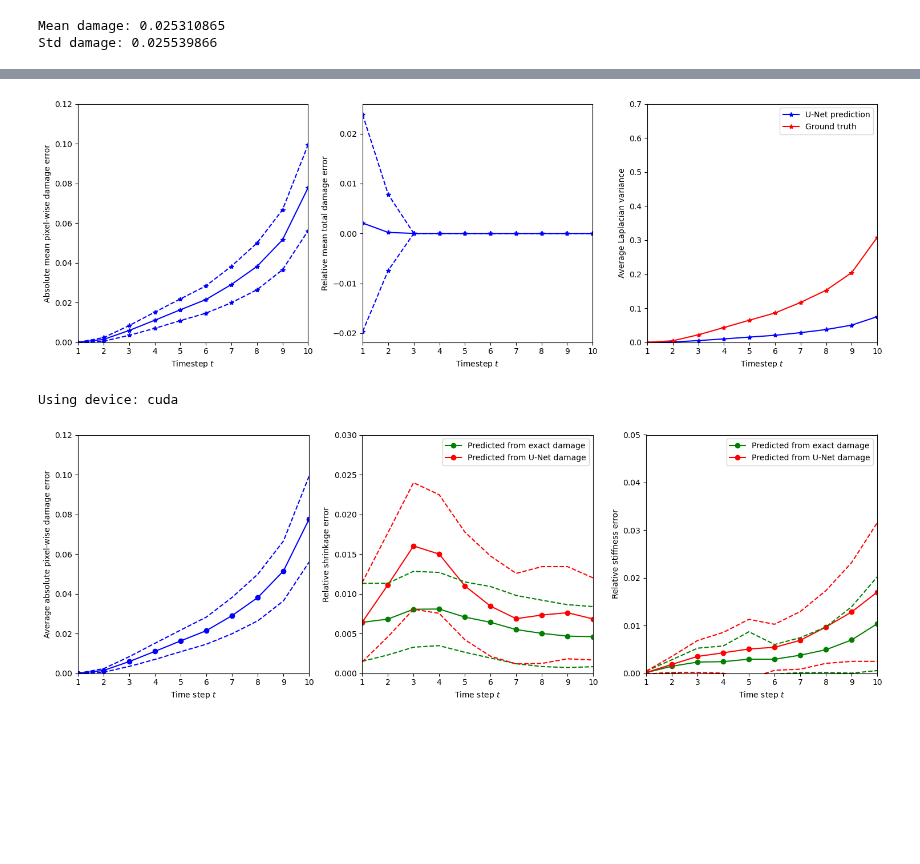
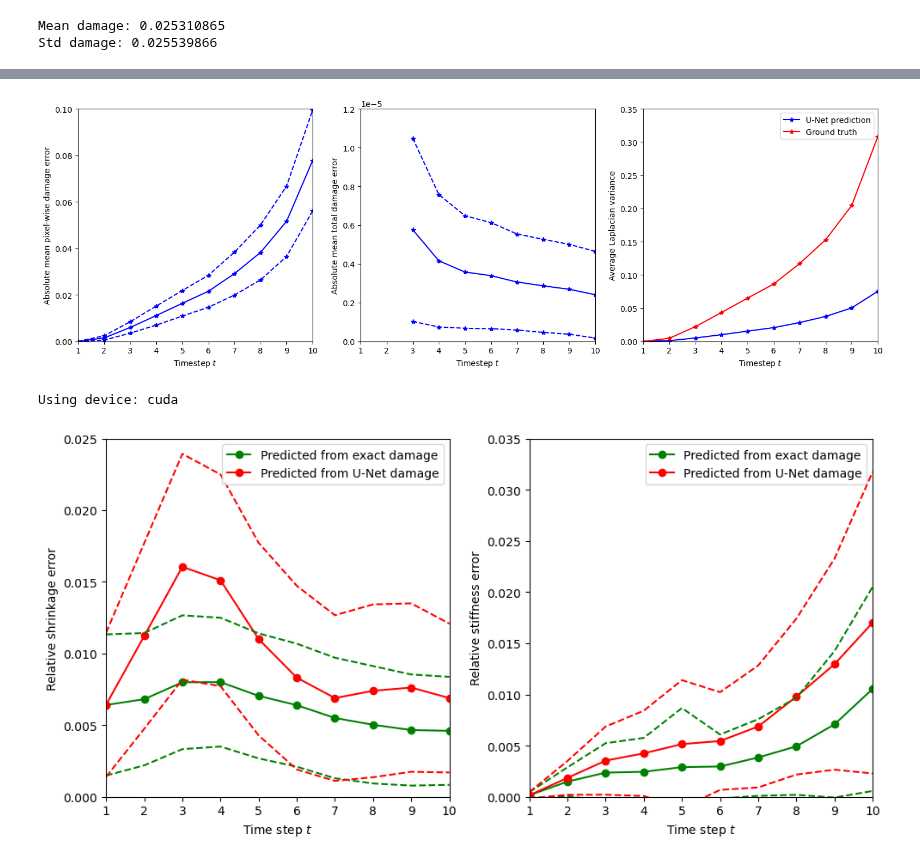
Before and after one commit to LiyaGaynutdinova/Auto-Regressive-Unet-for-Concrete-Damage, a Jupyter notebook: test_AutoUnet.ipynb, the cells around one changed output, grey strips where cells are left out. Drawn from its saved outputs; the diff is of its cells as text; code cells hidden in the pictures; blank space fills up the shorter version.

```diff
--- a/test_AutoUnet.ipynb
+++ b/test_AutoUnet.ipynb
@@ -59,15 +59,15 @@ axs[0].plot(np.arange(1, 11), dam_mean-dam_std, 'b--*')
 axs[0].set_xlabel('Timestep $t$')
 axs[0].set_ylabel('Absolute mean pixel-wise damage error')
 axs[0].set_xlim([1, 10])
-axs[0].set_ylim([0, 0.12])
+axs[0].set_ylim([0, 0.1])
 
 axs[1].plot(np.arange(1, 11), dam_mean_total / (99 * 99), 'b-*')
 axs[1].plot(np.arange(1, 11), (dam_mean_total+dam_std_total) / (99 * 99), 'b--*')
 axs[1].plot(np.arange(1, 11), (dam_mean_total-dam_std_total) / (99 * 99), 'b--*')
 axs[1].set_xlabel('Timestep $t$')
-axs[1].set_ylabel('Relative mean total damage error')
+axs[1].set_ylabel('Absolute mean total damage error')
 axs[1].set_xlim([1, 10])
-#axs[1].set_ylim([0, 1.2e-5])
+axs[1].set_ylim([0, 1.2e-5])
 
 axs[2].plot(np.arange(1, 11), Var.mean(axis=0), 'b-*')
 axs[2].plot(np.arange(1, 11), Var_true.mean(axis=0), 'r-*')
@@ -75,11 +75,11 @@ axs[2].legend(['U-Net prediction', 'Ground truth'])
 axs[2].set_xlabel('Timestep $t$')
 axs[2].set_ylabel('Average Laplacian variance')
 axs[2].set_xlim([1, 10])
-axs[2].set_ylim([0, 0.7])
+axs[2].set_ylim([0, 0.35])
 
 plt.tight_layout()
 # %% [output]
-[figure, old version]
+[figure, new version]
 # %%
 from NN_library.ConvNet.ConvNet import *
 from NN_library.ConvNet.train_ConvNet import *
@@ -109,40 +109,32 @@ shr_std = np.std(L_shr, axis=0)
 stiff_mean = np.mean(L_stiff, axis=0)
 stiff_std = np.std(L_stiff, axis=0)
 # %%
-fig, axs = plt.subplots(nrows=1, ncols=3, figsize=(15, 5), dpi=100)
+fig, axs = plt.subplots(nrows=1, ncols=2, figsize=(10, 5), dpi=100)
 
-axs.flat[0].plot(np.arange(1, 11), dam_mean, 'b-o')
-axs.flat[0].plot(np.arange(1, 11), dam_mean+dam_std, 'b--')
-axs.flat[0].plot(np.arange(1, 11), dam_mean-dam_std, 'b--')
+axs.flat[0].plot(np.arange(1, 11), shr_mean_ex, 'g-o')
+axs.flat[0].plot(np.arange(1, 11), shr_mean, 'r-o')
+axs.flat[0].plot(np.arange(1, 11), shr_mean_ex+shr_std_ex, 'g--')
+axs.flat[0].plot(np.arange(1, 11), shr_mean_ex-shr_std_ex, 'g--')
+axs.flat[0].plot(np.arange(1, 11), shr_mean+shr_std, 'r--')
+axs.flat[0].plot(np.arange(1, 11), shr_mean-shr_std, 'r--')
+axs.flat[0].legend(['Predicted from exact damage', 'Predicted from U-Net damage'])
 axs.flat[0].set_xlabel('Time step $t$')
-axs.flat[0].set_ylabel('Average absolute pixel-wise damage error')
+axs.flat[0].set_ylabel('Relative shrinkage error')
 axs.flat[0].set_xlim([1, 10])
-axs.flat[0].set_ylim([0, 0.12])
+axs.flat[0].set_ylim([0, 0.025])
 
-axs.flat[1].plot(np.arange(1, 11), shr_mean_ex, 'g-o')
-axs.flat[1].plot(np.arange(1, 11), shr_mean, 'r-o')
-axs.flat[1].plot(np.arange(1, 11), shr_mean_ex+shr_std_ex, 'g--')
-axs.flat[1].plot(np.arange(1, 11), shr_mean_ex-shr_std_ex, 'g--')
-axs.flat[1].plot(np.arange(1, 11), shr_mean+shr_std, 'r--')
-axs.flat[1].plot(np.arange(1, 11), shr_mean-shr_std, 'r--')
+axs.flat[1].plot(np.arange(1, 11), stiff_mean_ex, 'g-o')
+axs.flat[1].plot(np.arange(1, 11), stiff_mean, 'r-o')
+axs.flat[1].plot(np.arange(1, 11), stiff_mean_ex+stiff_std_ex, 'g--')
+axs.flat[1].plot(np.arange(1, 11), stiff_mean_ex-stiff_std_ex, 'g--')
+axs.flat[1].plot(np.arange(1, 11), stiff_mean+stiff_std, 'r--')
+axs.flat[1].plot(np.arange(1, 11), stiff_mean-stiff_std, 'r--')
 axs.flat[1].legend(['Predicted from exact damage', 'Predicted from U-Net damage'])
 axs.flat[1].set_xlabel('Time step $t$')
-axs.flat[1].set_ylabel('Relative shrinkage error')
+axs.flat[1].set_ylabel('Relative stiffness error')
 axs.flat[1].set_xlim([1, 10])
-axs.flat[1].set_ylim([0, 0.03])
-
-axs.flat[2].plot(np.arange(1, 11), stiff_mean_ex, 'g-o')
-axs.flat[2].plot(np.arange(1, 11), stiff_mean, 'r-o')
-axs.flat[2].plot(np.arange(1, 11), stiff_mean_ex+stiff_std_ex, 'g--')
-axs.flat[2].plot(np.arange(1, 11), stiff_mean_ex-stiff_std_ex, 'g--')
-axs.flat[2].plot(np.arange(1, 11), stiff_mean+stiff_std, 'r--')
-axs.flat[2].plot(np.arange(1, 11), stiff_mean-stiff_std, 'r--')
-axs.flat[2].legend(['Predicted from exact damage', 'Predicted from U-Net damage'])
-axs.flat[2].set_xlabel('Time step $t$')
-axs.flat[2].set_ylabel('Relative stiffness error')
-axs.flat[2].set_xlim([1, 10])
-axs.flat[2].set_ylim([0, 0.05])
+axs.flat[1].set_ylim([0, 0.035])
 
 plt.tight_layout()
 # %% [output]
-[figure, old version]
+[figure, new version]
```
Also changed, not shown: parts of 4 cells of this notebook, 1 other file.
